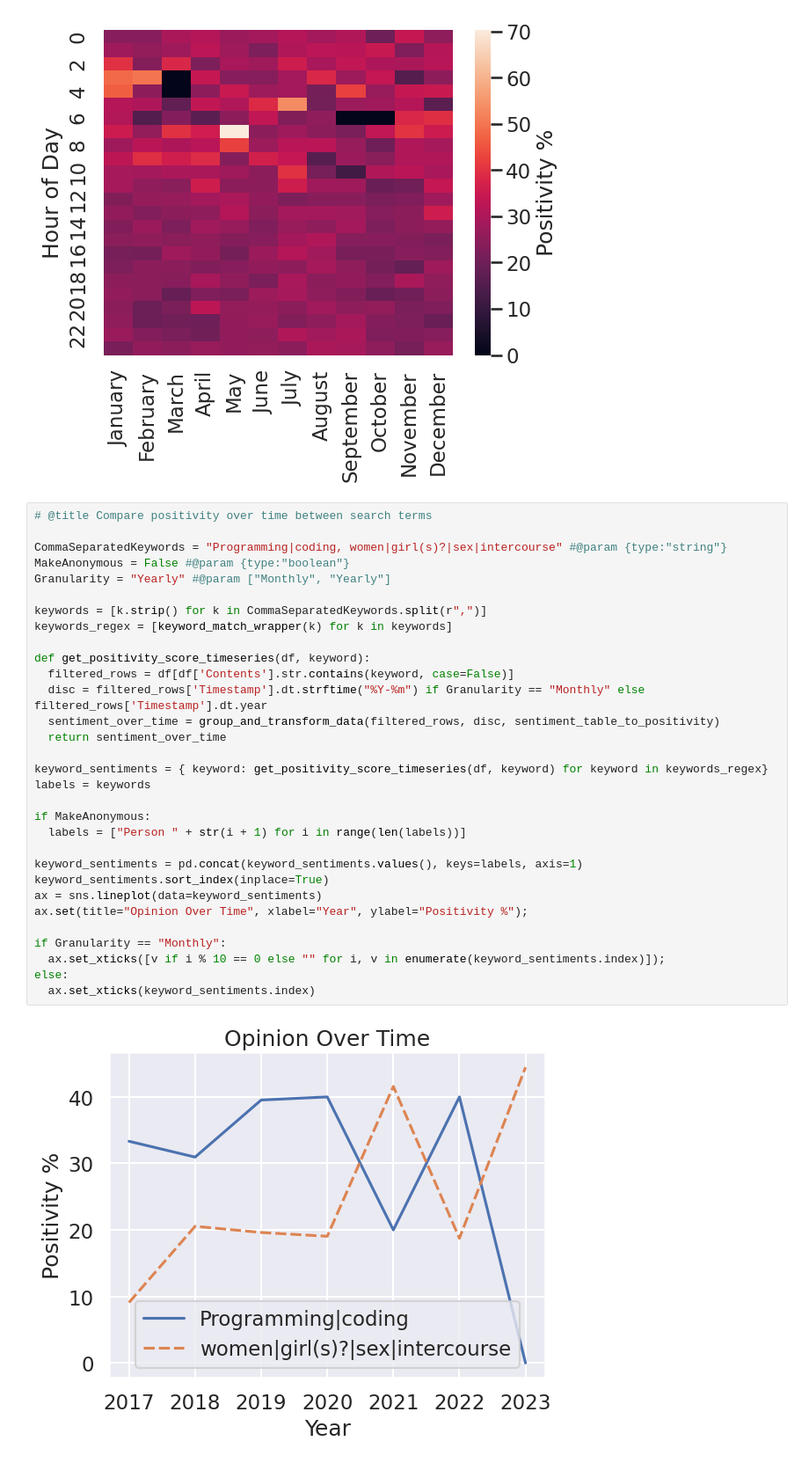
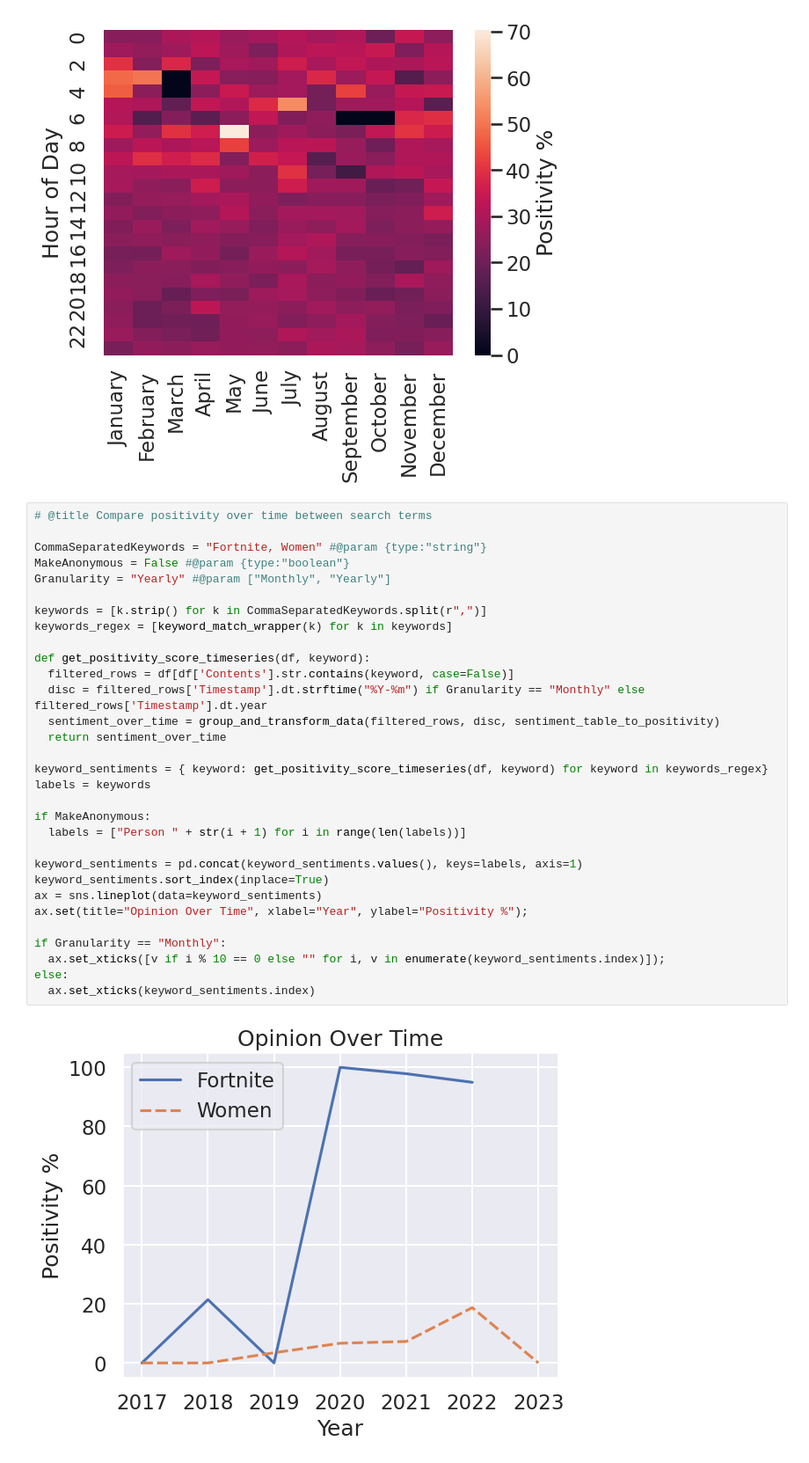
Before and after one commit to codekisser/discord-data-analyzer, a Jupyter notebook: analyzer.ipynb, the cells around one changed output. Shown at 88% size. Cells and saved outputs as stored; diff of their text form.

```diff
--- a/analyzer.ipynb
+++ b/analyzer.ipynb
@@ -549,33 +556,33 @@ ax.set(ylabel="Hour of Day");
 # %%
 # @title Compare positivity over time between search terms
 
-CommaSeparatedKeywords = "Programming|coding, women|girl(s)?|sex|intercourse" #@param {type:"string"}
+CommaSeparatedKeywords = "Fortnite, Women" #@param {type:"string"}
 MakeAnonymous = False #@param {type:"boolean"}
 Granularity = "Yearly" #@param ["Monthly", "Yearly"]
 
 keywords = [k.strip() for k in CommaSeparatedKeywords.split(r",")]
 keywords_regex = [keyword_match_wrapper(k) for k in keywords]
 
 def get_positivity_score_timeseries(df, keyword):
   filtered_rows = df[df['Contents'].str.contains(keyword, case=False)]
   disc = filtered_rows['Timestamp'].dt.strftime("%Y-%m") if Granularity == "Monthly" else filtered_rows['Timestamp'].dt.year
   sentiment_over_time = group_and_transform_data(filtered_rows, disc, sentiment_table_to_positivity)
   return sentiment_over_time
 
 keyword_sentiments = { keyword: get_positivity_score_timeseries(df, keyword) for keyword in keywords_regex}
 labels = keywords
 
 if MakeAnonymous:
   labels = ["Person " + str(i + 1) for i in range(len(labels))]
 
 keyword_sentiments = pd.concat(keyword_sentiments.values(), keys=labels, axis=1)
 keyword_sentiments.sort_index(inplace=True)
 ax = sns.lineplot(data=keyword_sentiments)
 ax.set(title="Opinion Over Time", xlabel="Year", ylabel="Positivity %");
 
 if Granularity == "Monthly":
   ax.set_xticks([v if i % 10 == 0 else "" for i, v in enumerate(keyword_sentiments.index)]);
 else:
   ax.set_xticks(keyword_sentiments.index)
 # %% [output]
-[figure, old version]
+[figure, new version]
```
Also changed, not shown: parts of 5 cells of this notebook.
